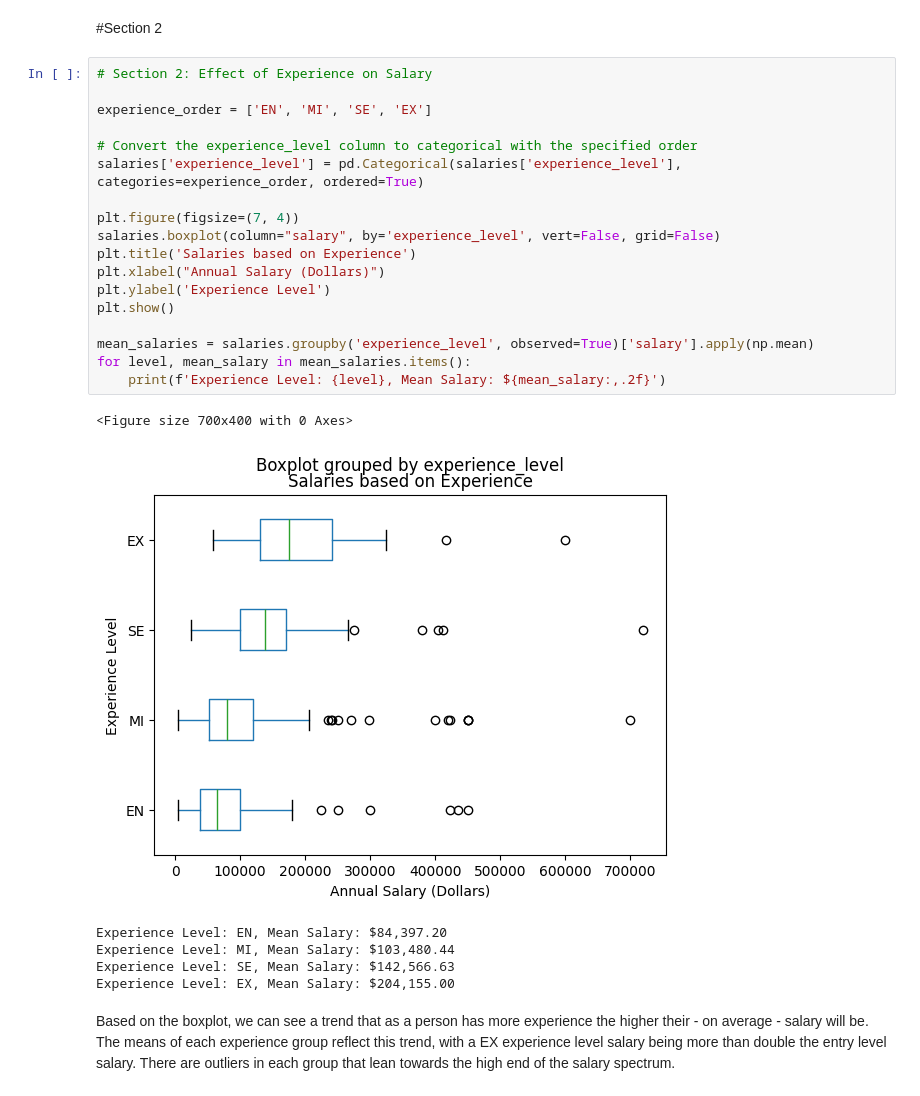
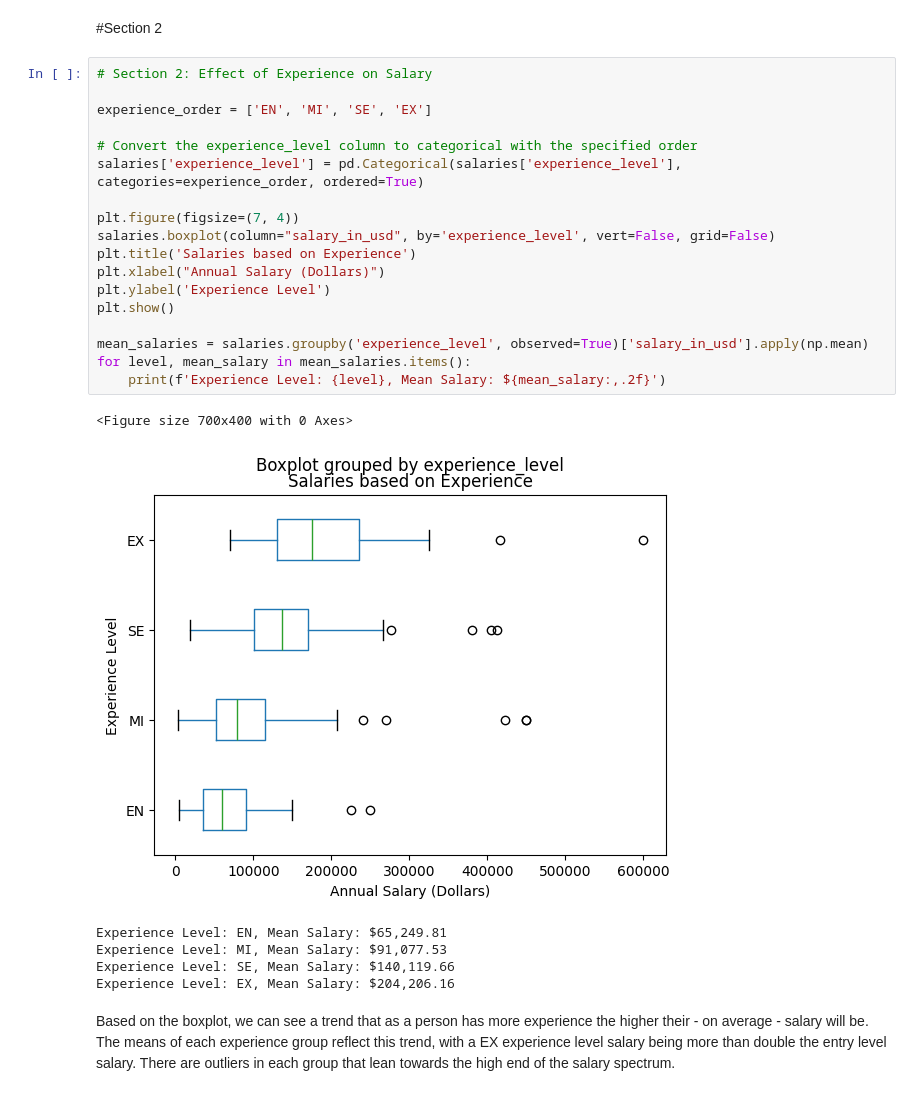
Before and after one commit to stat220/lab-1-group-17, a Jupyter notebook: lab1.ipynb, the cells around one changed output. Saved outputs shown, nothing was run; the diff lists cells and outputs as text.

```diff
--- a/lab1.ipynb
+++ b/lab1.ipynb
@@ -46,28 +46,28 @@ Min: $4000, Median: $110000.0, Max: $720000
 # %%
 # Section 2: Effect of Experience on Salary
 
 experience_order = ['EN', 'MI', 'SE', 'EX']
 
 # Convert the experience_level column to categorical with the specified order
 salaries['experience_level'] = pd.Categorical(salaries['experience_level'], categories=experience_order, ordered=True)
 
 plt.figure(figsize=(7, 4))
-salaries.boxplot(column="salary", by='experience_level', vert=False, grid=False)
+salaries.boxplot(column="salary_in_usd", by='experience_level', vert=False, grid=False)
 plt.title('Salaries based on Experience')
 plt.xlabel("Annual Salary (Dollars)")
 plt.ylabel('Experience Level')
 plt.show()
 
-mean_salaries = salaries.groupby('experience_level', observed=True)['salary'].apply(np.mean)
+mean_salaries = salaries.groupby('experience_level', observed=True)['salary_in_usd'].apply(np.mean)
 for level, mean_salary in mean_salaries.items():
     print(f'Experience Level: {level}, Mean Salary: ${mean_salary:,.2f}')
 # %% [output]
 <Figure size 700x400 with 0 Axes>
-[figure, old version]
+[figure, new version]
-Experience Level: EN, Mean Salary: $84,397.20
-Experience Level: MI, Mean Salary: $103,480.44
-Experience Level: SE, Mean Salary: $142,566.63
-Experience Level: EX, Mean Salary: $204,155.00
+Experience Level: EN, Mean Salary: $65,249.81
+Experience Level: MI, Mean Salary: $91,077.53
+Experience Level: SE, Mean Salary: $140,119.66
+Experience Level: EX, Mean Salary: $204,206.16
 # %% [markdown]
 Based on the boxplot, we can see a trend that as a person has more experience the higher their - on average -  salary will be. The means of each experience group reflect this trend, with a EX experience level salary being more than double the entry level salary. There are outliers in each group that lean towards the high end of the salary spectrum.
 # %% [markdown]
```
Also changed, not shown: parts of 5 cells of this notebook.
